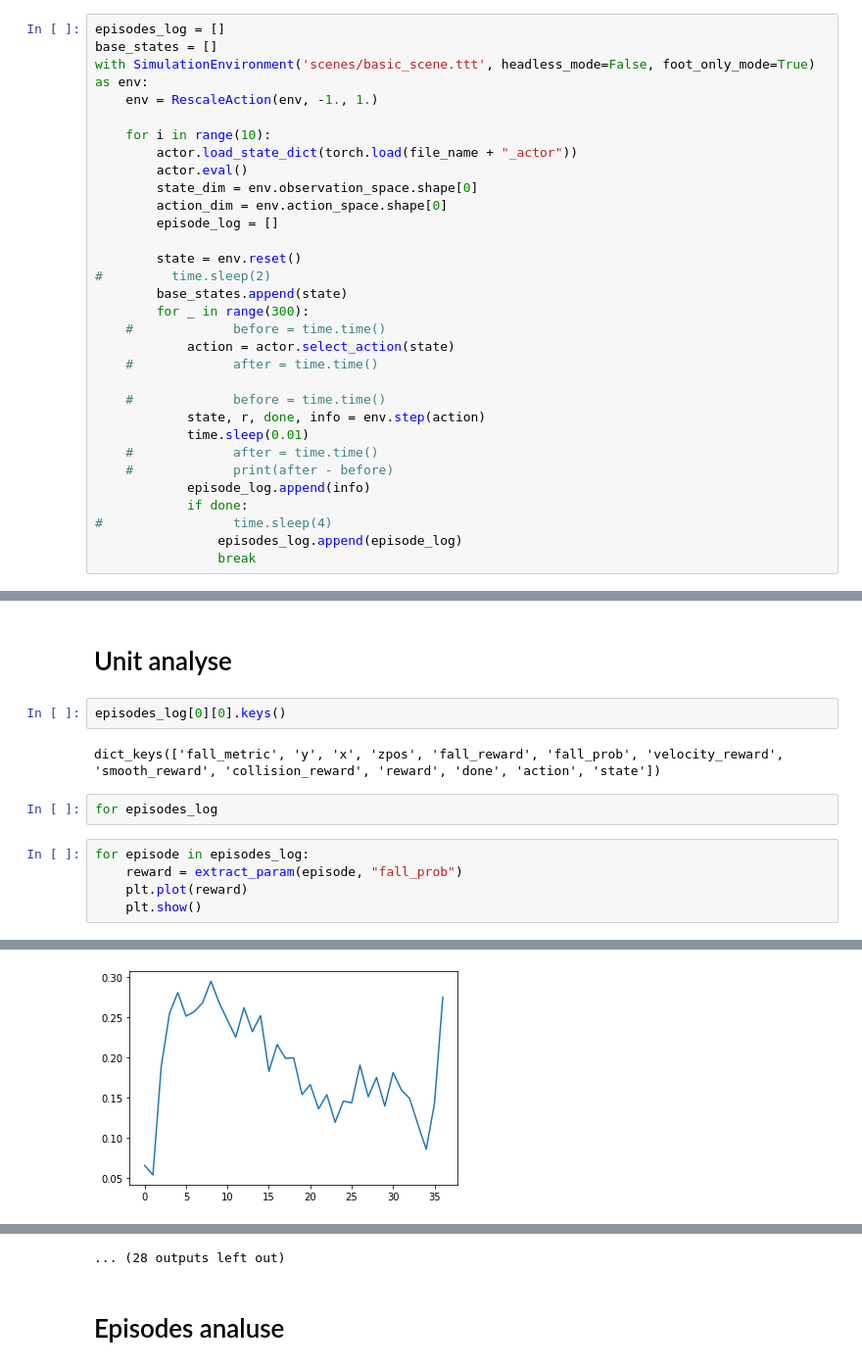
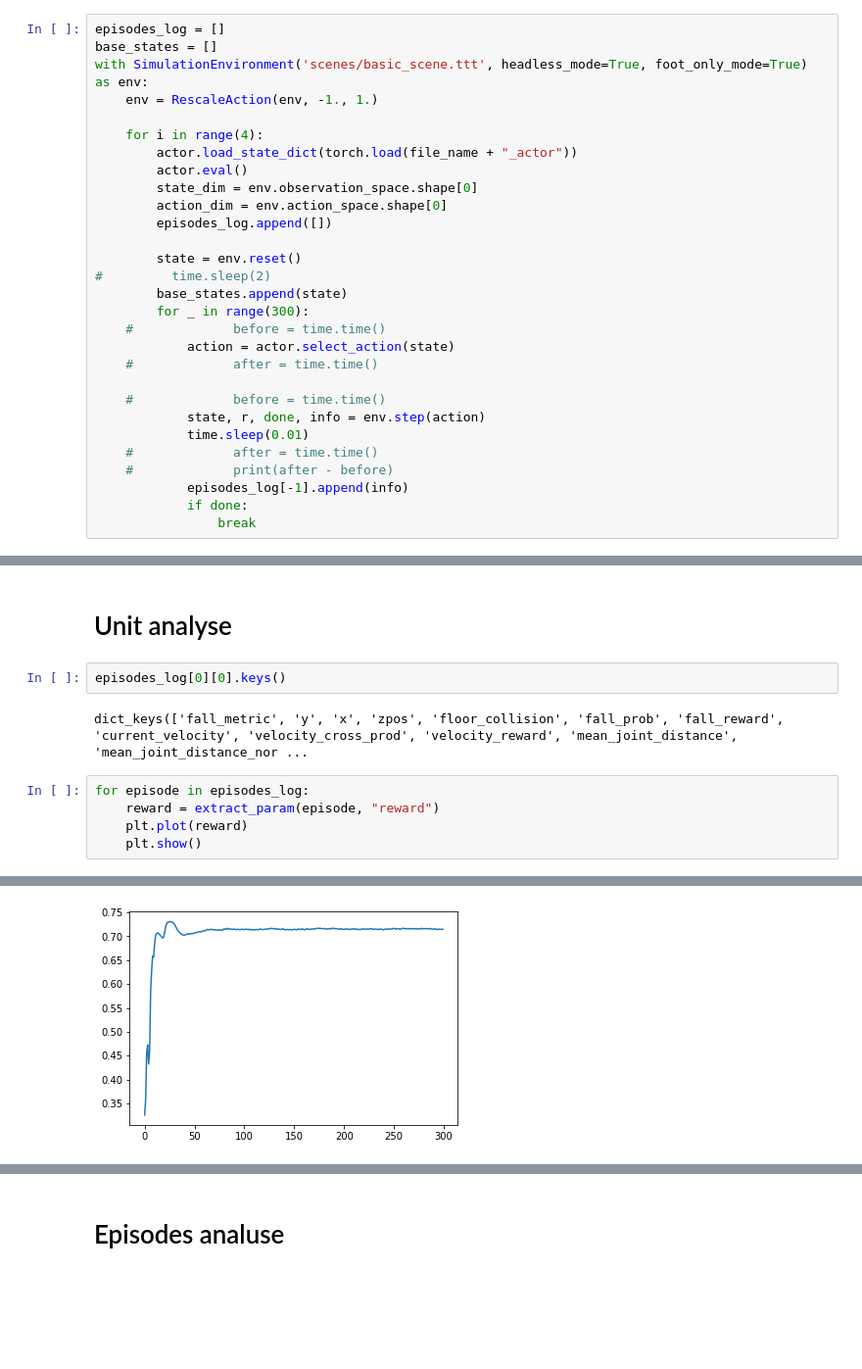
Before and after one commit to alex-kozinov/Dissertation, a Jupyter notebook: sources/tqc_agent_walk_test.ipynb, the cells around one changed output, grey strips where cells are left out. Shown: that part at 98% size. Saved outputs shown, nothing was run; the diff lists cells and outputs as text; blank space fills up the shorter version.

```diff
--- a/sources/tqc_agent_walk_test.ipynb
+++ b/sources/tqc_agent_walk_test.ipynb
@@ -49,15 +44,15 @@ AttributeError: 'SimulationEnvironment' object has no attribute '_robot'
 # %%
 episodes_log = []
 base_states = []
-with SimulationEnvironment('scenes/basic_scene.ttt', headless_mode=False, foot_only_mode=True) as env:
+with SimulationEnvironment('scenes/basic_scene.ttt', headless_mode=True, foot_only_mode=True) as env:
     env = RescaleAction(env, -1., 1.)
 
-    for i in range(10):
+    for i in range(4):
         actor.load_state_dict(torch.load(file_name + "_actor"))
         actor.eval()
         state_dim = env.observation_space.shape[0]
         action_dim = env.action_space.shape[0]
-        episode_log = []
+        episodes_log.append([])
 
         state = env.reset()
 #         time.sleep(2)
@@ -72,8 +67,6 @@ with SimulationEnvironment('scenes/basic_scene.ttt', headless_mode=False, foot_o
             time.sleep(0.01)
     #             after = time.time()
     #             print(after - before)
-            episode_log.append(info)
+            episodes_log[-1].append(info)
             if done:
-#                 time.sleep(4)
-                episodes_log.append(episode_log)
                 break
@@ -102,12 +75,10 @@ base_states
 # %%
 episodes_log[0][0].keys()
 # %% [output]
-dict_keys(['fall_metric', 'y', 'x', 'zpos', 'fall_reward', 'fall_prob', 'velocity_reward', 'smooth_reward', 'collision_reward', 'reward', 'done', 'action', 'state'])
+dict_keys(['fall_metric', 'y', 'x', 'zpos', 'floor_collision', 'fall_prob', 'fall_reward', 'current_velocity', 'velocity_cross_prod', 'velocity_reward', 'mean_joint_distance', 'mean_joint_distance_nor ...
-# %%
-for episodes_log
 # %%
 for episode in episodes_log:
-    reward = extract_param(episode, "fall_prob")
+    reward = extract_param(episode, "reward")
     plt.plot(reward)
     plt.show()
 # %% [output]
@@ -115 +86 @@ for episode in episodes_log:
-[figure, old version]
+[figure, new version]
@@ -126,4 +89,3 @@ for episode in episodes_log:
-... (28 outputs left out)
 # %% [markdown]
 # Episodes analuse
 # %%
```
Also changed, not shown: parts of 4 cells of this notebook, 6 other files.
